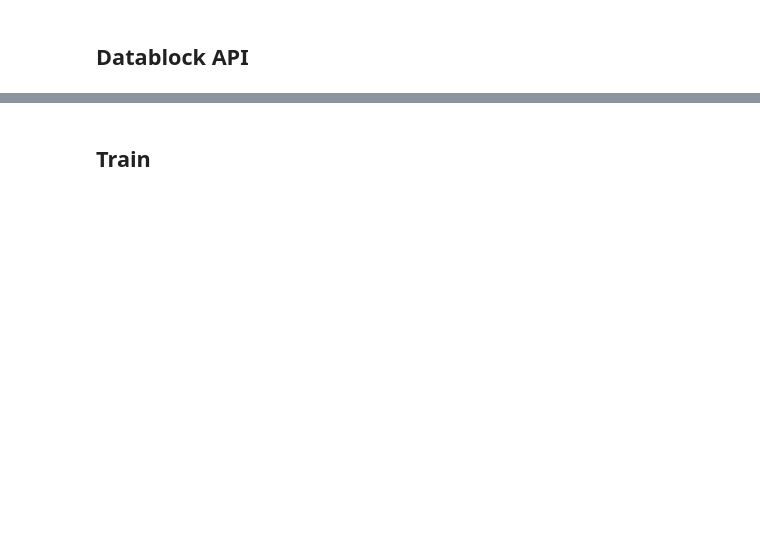
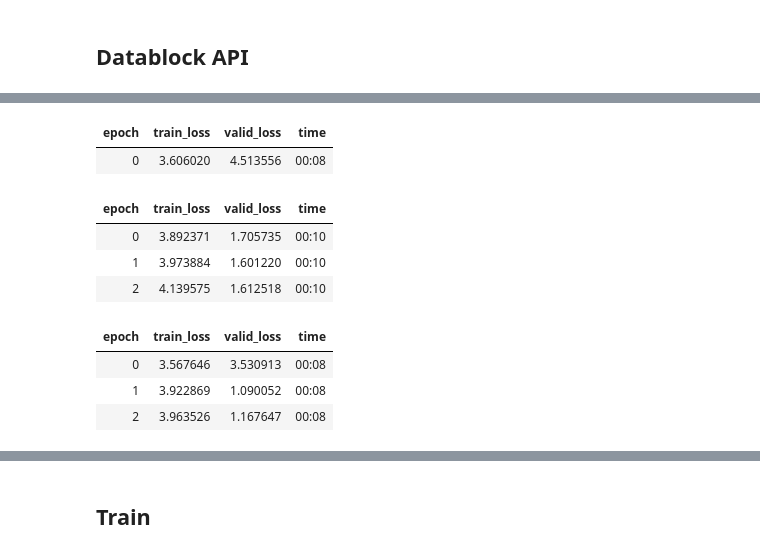
Before and after one commit to silent-ai/chessboard, a Jupyter notebook: nbs/chessboard_detector.ipynb, the cells around one changed output, grey strips where cells are left out. Saved outputs shown, nothing was run; the diff lists cells and outputs as text; code cells hidden in the pictures; blank space fills up the shorter version.

```diff
--- a/nbs/chessboard_detector.ipynb
+++ b/nbs/chessboard_detector.ipynb
@@ -91,0 +140,16 @@ ZeroDivisionError: ignored
+# %%
+chesslearn.fine_tune(3, 2e-6)
+# %% [output]
+| epoch | train_loss | valid_loss | time |
+| 0 | 3.606020 | 4.513556 | 00:08 |
+| epoch | train_loss | valid_loss | time |
+| 0 | 3.892371 | 1.705735 | 00:10 |
+| 1 | 3.973884 | 1.601220 | 00:10 |
+| 2 | 4.139575 | 1.612518 | 00:10 |
+# %%
+chesslearn.fit_one_cycle(3,2e-6)
+# %% [output]
+| epoch | train_loss | valid_loss | time |
+| 0 | 3.567646 | 3.530913 | 00:08 |
+| 1 | 3.922869 | 1.090052 | 00:08 |
+| 2 | 3.963526 | 1.167647 | 00:08 |
```
Also changed, not shown: parts of 7 cells of this notebook.
